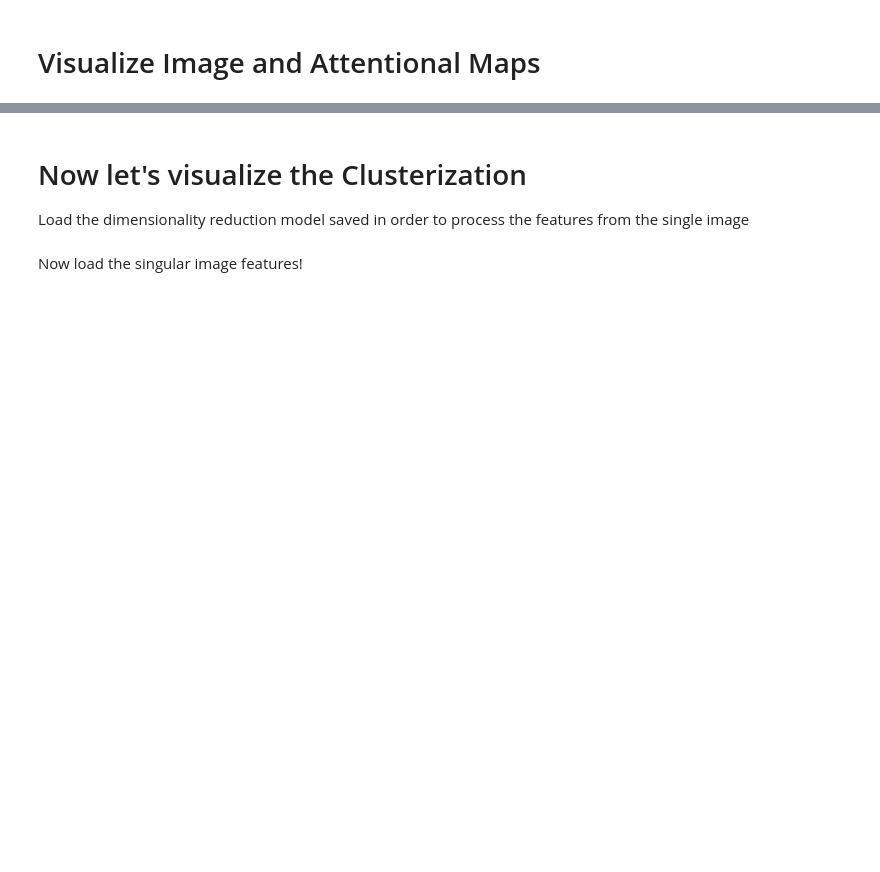
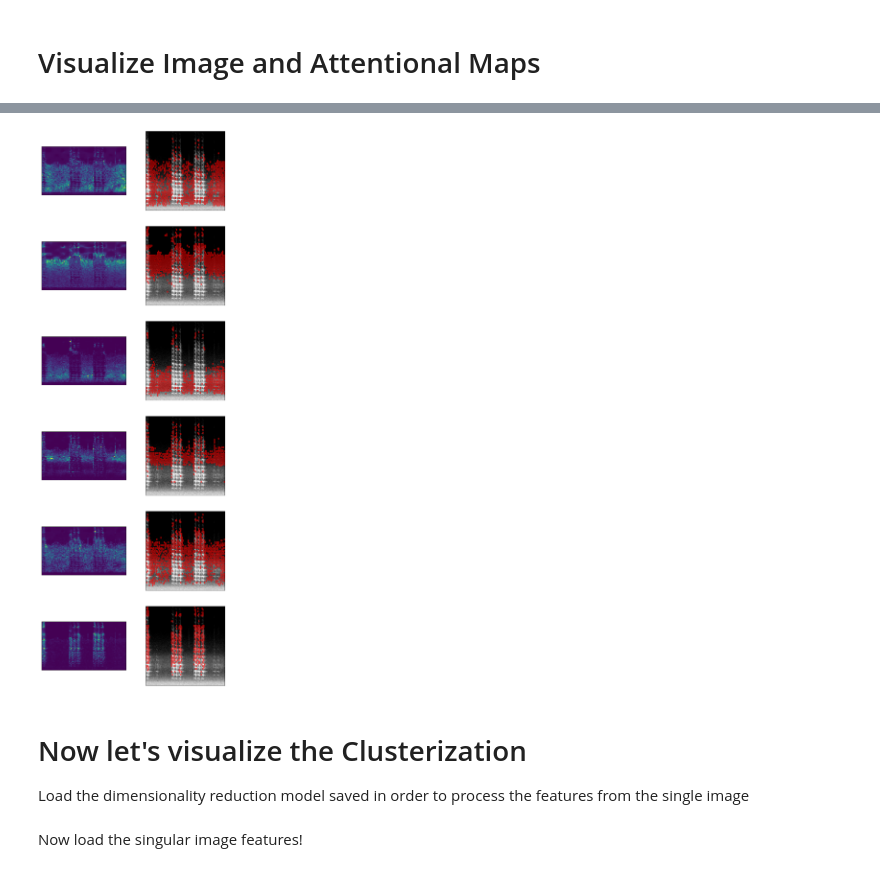
Before and after one commit to rajanisamir/Soundscape_analysis, a Jupyter notebook: Post_Processing/Attentional Maps and Clusters Visualization.ipynb, the cells around one changed output, grey strips where cells are left out. Cells and saved outputs as stored; diff of their text form; code cells hidden in the pictures; blank space fills up the shorter version.

```diff
--- a/Post_Processing/Attentional Maps and Clusters Visualization.ipynb
+++ b/Post_Processing/Attentional Maps and Clusters Visualization.ipynb
@@ -24,7 +27,7 @@ mask2_image = Image.open(os.path.join(IMAGE_PATH, 'mask_th_head2.png'))
 mask3_image = Image.open(os.path.join(IMAGE_PATH, 'mask_th_head3.png'))
 mask4_image = Image.open(os.path.join(IMAGE_PATH, 'mask_th_head4.png'))
 mask5_image = Image.open(os.path.join(IMAGE_PATH, 'mask_th_head5.png'))
-f = plt.figure(figsize=(5,15))
+f = plt.figure(figsize=(2*5,2*15))
 att00 = f.add_subplot(6,2,1)
 att00.imshow(att0_image)
 att00.axes.get_xaxis().set_visible(False)
@@ -53,33 +56,35 @@ att21.axes.get_xaxis().set_visible(False)
 att21.axes.get_yaxis().set_visible(False)
 
 att30 = f.add_subplot(6,2,7)
 att30.imshow(att3_image)
 att30.axes.get_xaxis().set_visible(False)
 att30.axes.get_yaxis().set_visible(False)
 att31 = f.add_subplot(6,2,8)
 att31.imshow(mask3_image)
 att31.axes.get_xaxis().set_visible(False)
 att31.axes.get_yaxis().set_visible(False)
 
 att40 = f.add_subplot(6,2,9)
 att40.imshow(att4_image)
 att40.axes.get_xaxis().set_visible(False)
 att40.axes.get_yaxis().set_visible(False)
 att41 = f.add_subplot(6,2,10)
 att41.imshow(mask4_image)
 att41.axes.get_xaxis().set_visible(False)
 att41.axes.get_yaxis().set_visible(False)
 
 att50 = f.add_subplot(6,2,11)
 att50.imshow(att5_image)
 att50.axes.get_xaxis().set_visible(False)
 att50.axes.get_yaxis().set_visible(False)
 att51 = f.add_subplot(6,2,12)
 att51.imshow(mask5_image)
 att51.axes.get_xaxis().set_visible(False)
 att51.axes.get_yaxis().set_visible(False)
 
 plt.show()
+# %% [output]
+[figure, added]
 # %% [markdown]
 # Now let's visualize the Clusterization
 
```
Also changed, not shown: parts of 13 cells of this notebook, 15 other files.
